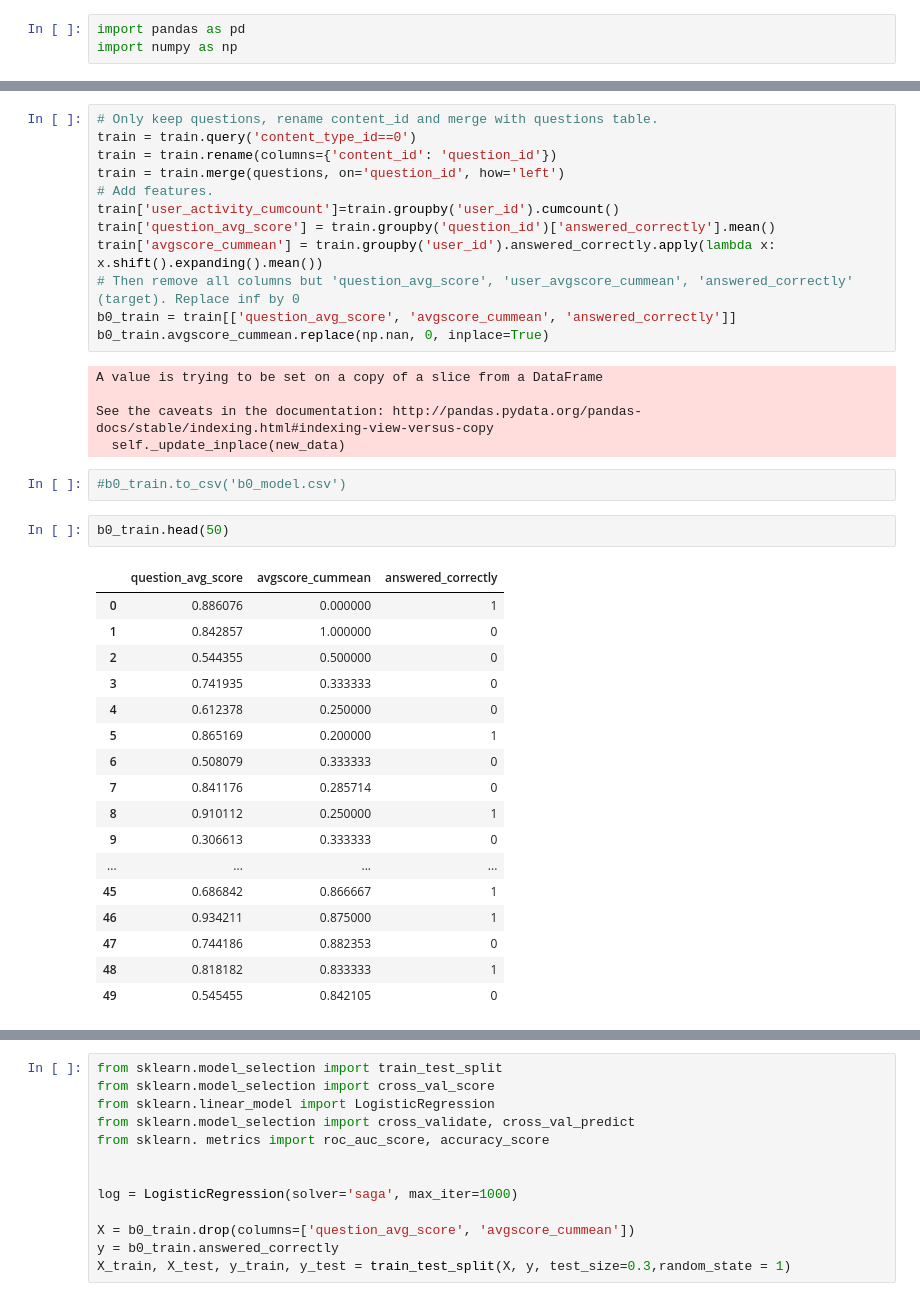
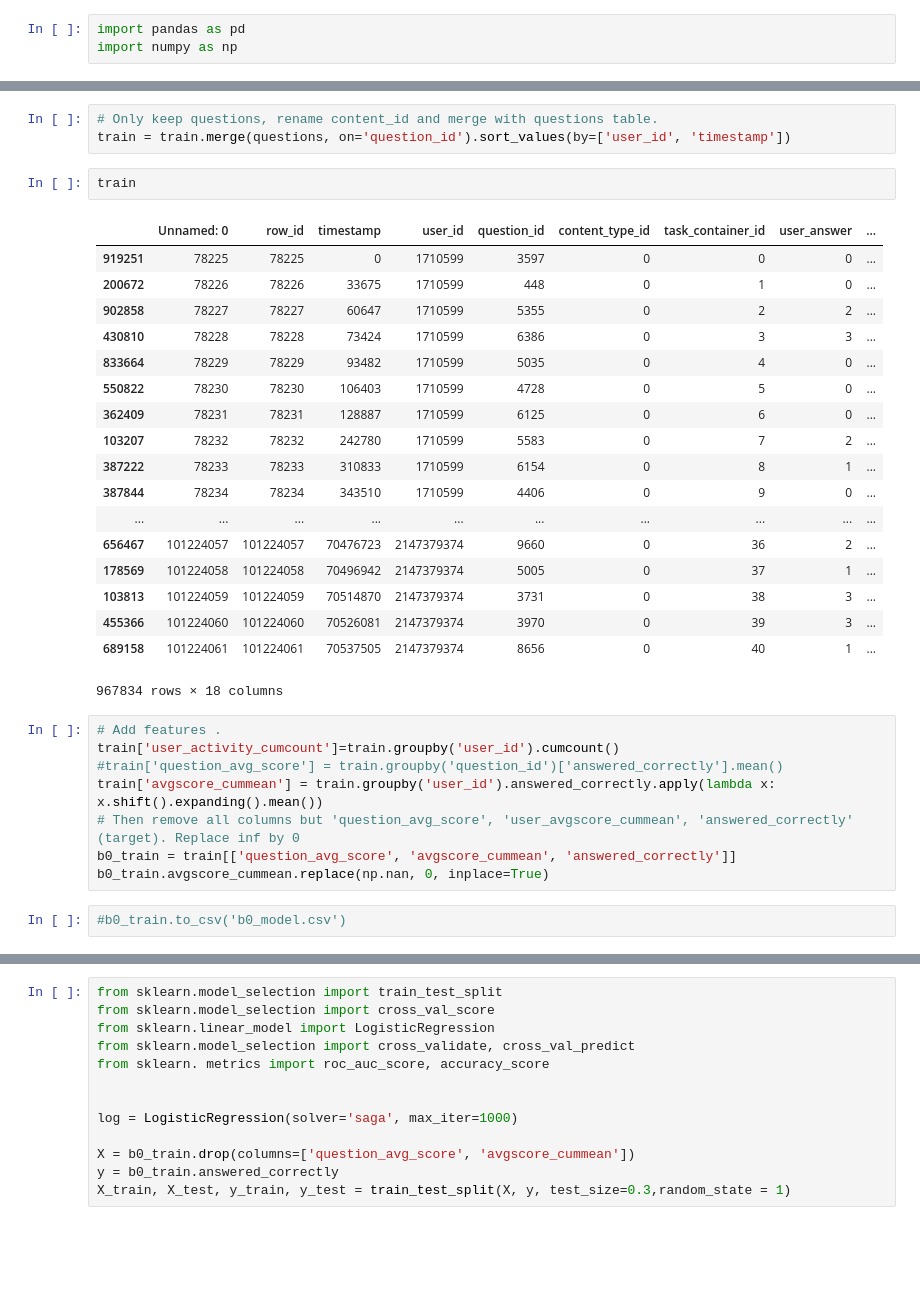
Before and after one commit to YohannD/riiid_final_project, a Jupyter notebook: notebooks/yohann_b0model.ipynb, the cells around one changed output, grey strips where cells are left out. Drawn from its saved outputs; the diff is of its cells as text; blank space fills up the shorter version.

```diff
--- a/notebooks/yohann_b0model.ipynb
+++ b/notebooks/yohann_b0model.ipynb
@@ -7,39 +40,34 @@ questions = pd.read_csv('../data/questions.csv')
+# %%
+# Only keep questions, rename content_id and merge with questions table.
+train = train.merge(questions, on='question_id').sort_values(by=['user_id', 'timestamp'])
+# %%
+train
+# %% [output]
+|  | Unnamed: 0 | row_id | timestamp | user_id | question_id | content_type_id | task_container_id | user_answer | ... |
+| 919251 | 78225 | 78225 | 0 | 1710599 | 3597 | 0 | 0 | 0 | ... |
+| 200672 | 78226 | 78226 | 33675 | 1710599 | 448 | 0 | 1 | 0 | ... |
+| 902858 | 78227 | 78227 | 60647 | 1710599 | 5355 | 0 | 2 | 2 | ... |
+| 430810 | 78228 | 78228 | 73424 | 1710599 | 6386 | 0 | 3 | 3 | ... |
+| 833664 | 78229 | 78229 | 93482 | 1710599 | 5035 | 0 | 4 | 0 | ... |
+| 550822 | 78230 | 78230 | 106403 | 1710599 | 4728 | 0 | 5 | 0 | ... |
+| 362409 | 78231 | 78231 | 128887 | 1710599 | 6125 | 0 | 6 | 0 | ... |
+| 103207 | 78232 | 78232 | 242780 | 1710599 | 5583 | 0 | 7 | 2 | ... |
+| 387222 | 78233 | 78233 | 310833 | 1710599 | 6154 | 0 | 8 | 1 | ... |
+| 387844 | 78234 | 78234 | 343510 | 1710599 | 4406 | 0 | 9 | 0 | ... |
+| ... | ... | ... | ... | ... | ... | ... | ... | ... | ... |
+| 656467 | 101224057 | 101224057 | 70476723 | 2147379374 | 9660 | 0 | 36 | 2 | ... |
+| 178569 | 101224058 | 101224058 | 70496942 | 2147379374 | 5005 | 0 | 37 | 1 | ... |
+| 103813 | 101224059 | 101224059 | 70514870 | 2147379374 | 3731 | 0 | 38 | 3 | ... |
+| 455366 | 101224060 | 101224060 | 70526081 | 2147379374 | 3970 | 0 | 39 | 3 | ... |
+| 689158 | 101224061 | 101224061 | 70537505 | 2147379374 | 8656 | 0 | 40 | 1 | ... |
+967834 rows × 18 columns
 # %%
-# Only keep questions, rename content_id and merge with questions table.
-train = train.query('content_type_id==0')
-train = train.rename(columns={'content_id': 'question_id'})
-train = train.merge(questions, on='question_id', how='left')
-# Add features.
+# Add features .
 train['user_activity_cumcount']=train.groupby('user_id').cumcount()
-train['question_avg_score'] = train.groupby('question_id')['answered_correctly'].mean()
+#train['question_avg_score'] = train.groupby('question_id')['answered_correctly'].mean()
 train['avgscore_cummean'] = train.groupby('user_id').answered_correctly.apply(lambda x: x.shift().expanding().mean())
 # Then remove all columns but 'question_avg_score', 'user_avgscore_cummean', 'answered_correctly' (target). Replace inf by 0
 b0_train = train[['question_avg_score', 'avgscore_cummean', 'answered_correctly']]
 b0_train.avgscore_cummean.replace(np.nan, 0, inplace=True)
-# %% [output]
-A value is trying to be set on a copy of a slice from a DataFrame
-
-See the caveats in the documentation: http://pandas.pydata.org/pandas-docs/stable/indexing.html#indexing-view-versus-copy
-  self._update_inplace(new_data)
 # %%
 #b0_train.to_csv('b0_model.csv')
-# %%
-b0_train.head(50)
-# %% [output]
-|  | question_avg_score | avgscore_cummean | answered_correctly |
-| 0 | 0.886076 | 0.000000 | 1 |
-| 1 | 0.842857 | 1.000000 | 0 |
-| 2 | 0.544355 | 0.500000 | 0 |
-| 3 | 0.741935 | 0.333333 | 0 |
-| 4 | 0.612378 | 0.250000 | 0 |
-| 5 | 0.865169 | 0.200000 | 1 |
-| 6 | 0.508079 | 0.333333 | 0 |
-| 7 | 0.841176 | 0.285714 | 0 |
-| 8 | 0.910112 | 0.250000 | 1 |
-| 9 | 0.306613 | 0.333333 | 0 |
-| ... | ... | ... | ... |
-| 45 | 0.686842 | 0.866667 | 1 |
-| 46 | 0.934211 | 0.875000 | 1 |
-| 47 | 0.744186 | 0.882353 | 0 |
-| 48 | 0.818182 | 0.833333 | 1 |
-| 49 | 0.545455 | 0.842105 | 0 |
```
Also changed, not shown: parts of 9 cells of this notebook.
